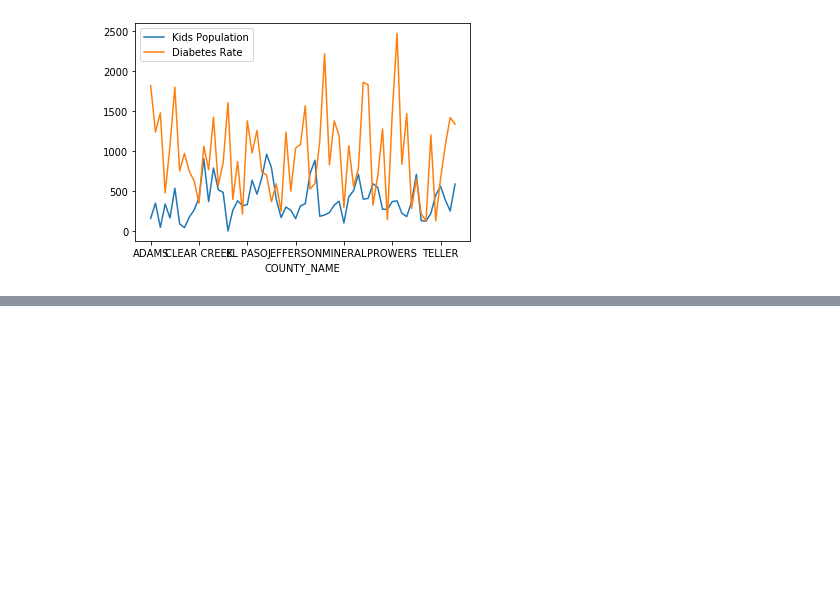
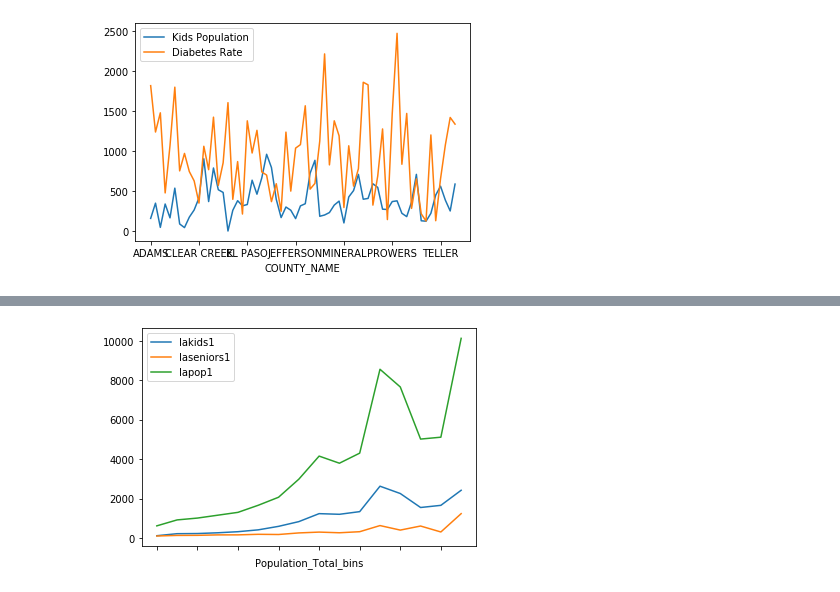
Before and after one commit to Ryan-Eberle/Diabetes-Demographics-in-Colorado, a Jupyter notebook: Diabetes_age_analysis.ipynb, the cells around one changed output, grey strips where cells are left out. Saved outputs shown, nothing was run; the diff lists cells and outputs as text; code cells hidden in the pictures; blank space fills up the shorter version.

```diff
--- a/Diabetes_age_analysis.ipynb
+++ b/Diabetes_age_analysis.ipynb
@@ -243,0 +252,6 @@ See the caveats in the documentation: https://pandas.pydata.org/pandas-docs/stab
+# %%
+data = a[["lakids1", "laseniors1", "lapop1"]]
+
+linechart = data.plot.line()
+# %% [output]
+[figure, added]
```
Also changed, not shown: parts of 12 cells of this notebook.
